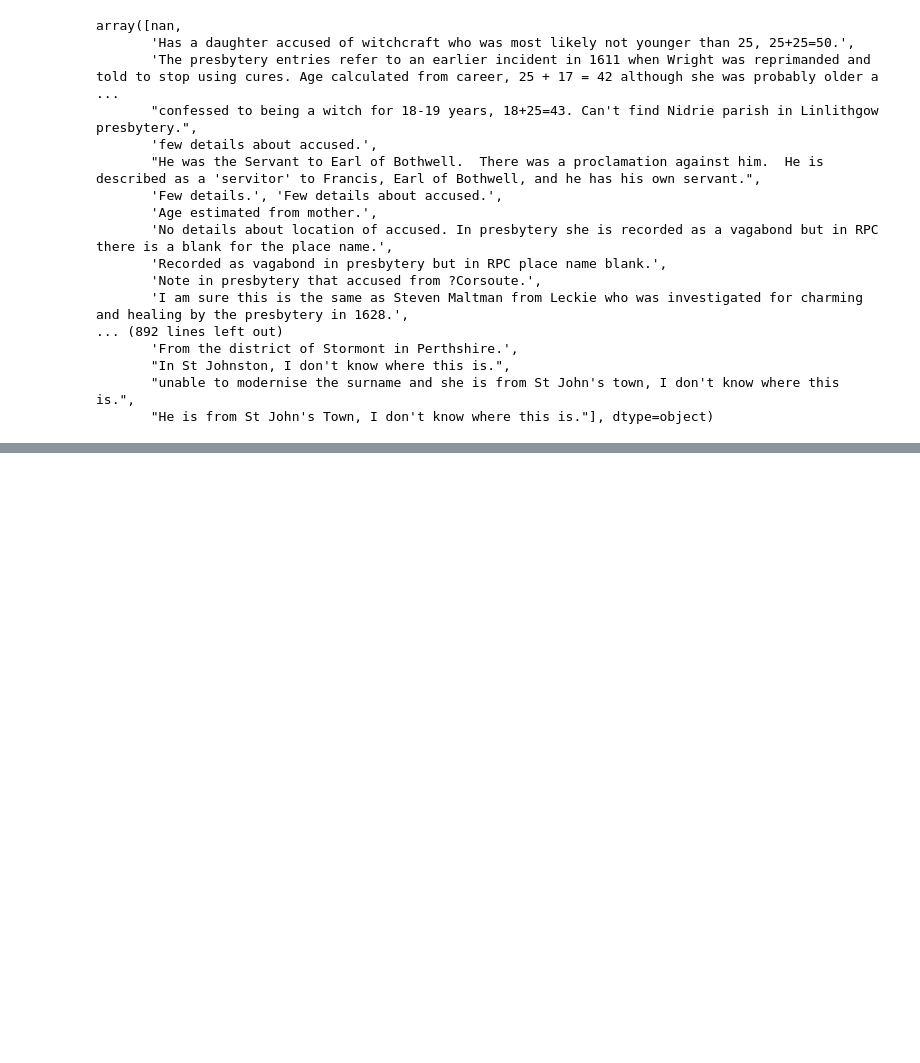
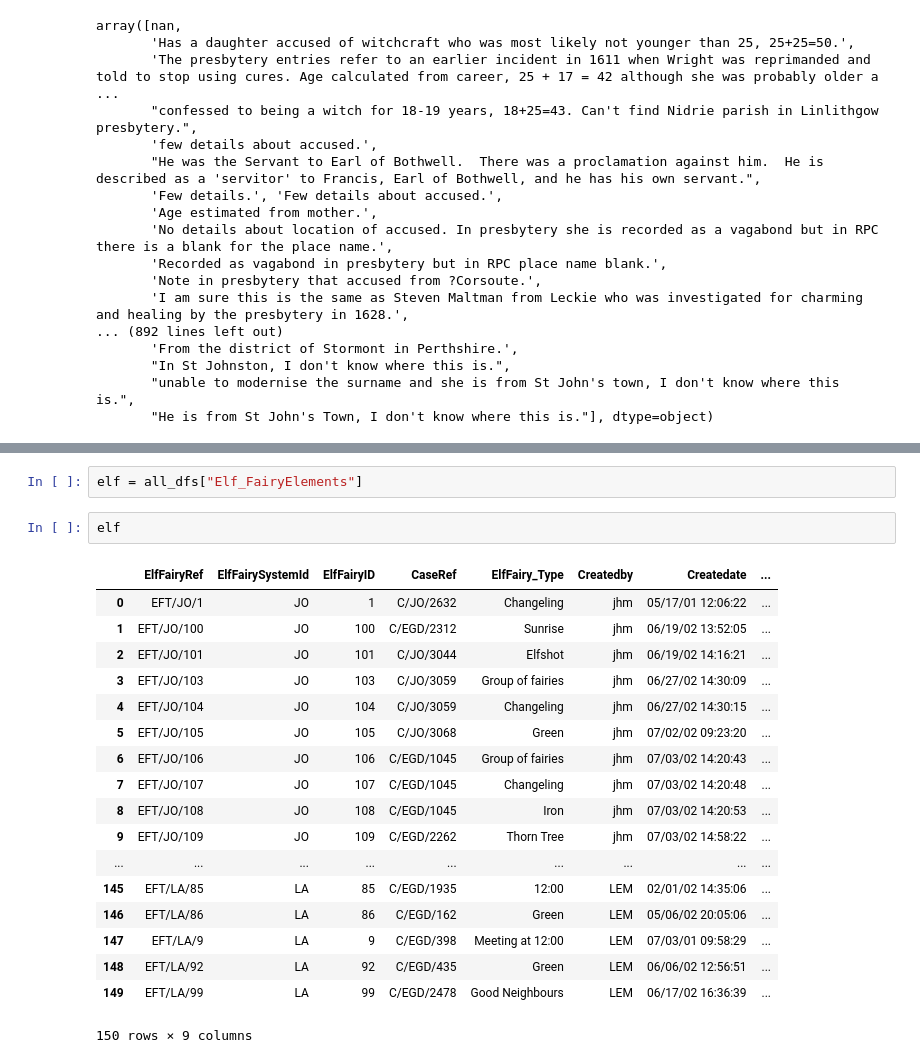
Before and after one commit to SallyM/witches, a Jupyter notebook: Data_viz.ipynb, the cells around one changed output, grey strips where cells are left out. Saved outputs shown, nothing was run; the diff lists cells and outputs as text; blank space fills up the shorter version.

```diff
--- a/EDA.ipynb
+++ b/Data_viz.ipynb
@@ -480,0 +530,23 @@ import wordcloud
+# %%
+elf = all_dfs["Elf_FairyElements"]
+# %%
+elf
+# %% [output]
+|  | ElfFairyRef | ElfFairySystemId | ElfFairyID | CaseRef | ElfFairy_Type | Createdby | Createdate | ... |
+| 0 | EFT/JO/1 | JO | 1 | C/JO/2632 | Changeling | jhm | 05/17/01 12:06:22 | ... |
+| 1 | EFT/JO/100 | JO | 100 | C/EGD/2312 | Sunrise | jhm | 06/19/02 13:52:05 | ... |
+| 2 | EFT/JO/101 | JO | 101 | C/JO/3044 | Elfshot | jhm | 06/19/02 14:16:21 | ... |
+| 3 | EFT/JO/103 | JO | 103 | C/JO/3059 | Group of fairies | jhm | 06/27/02 14:30:09 | ... |
+| 4 | EFT/JO/104 | JO | 104 | C/JO/3059 | Changeling | jhm | 06/27/02 14:30:15 | ... |
+| 5 | EFT/JO/105 | JO | 105 | C/JO/3068 | Green | jhm | 07/02/02 09:23:20 | ... |
+| 6 | EFT/JO/106 | JO | 106 | C/EGD/1045 | Group of fairies | jhm | 07/03/02 14:20:43 | ... |
+| 7 | EFT/JO/107 | JO | 107 | C/EGD/1045 | Changeling | jhm | 07/03/02 14:20:48 | ... |
+| 8 | EFT/JO/108 | JO | 108 | C/EGD/1045 | Iron | jhm | 07/03/02 14:20:53 | ... |
+| 9 | EFT/JO/109 | JO | 109 | C/EGD/2262 | Thorn Tree | jhm | 07/03/02 14:58:22 | ... |
+| ... | ... | ... | ... | ... | ... | ... | ... | ... |
+| 145 | EFT/LA/85 | LA | 85 | C/EGD/1935 | 12:00 | LEM | 02/01/02 14:35:06 | ... |
+| 146 | EFT/LA/86 | LA | 86 | C/EGD/162 | Green | LEM | 05/06/02 20:05:06 | ... |
+| 147 | EFT/LA/9 | LA | 9 | C/EGD/398 | Meeting at 12:00 | LEM | 07/03/01 09:58:29 | ... |
+| 148 | EFT/LA/92 | LA | 92 | C/EGD/435 | Green | LEM | 06/06/02 12:56:51 | ... |
+| 149 | EFT/LA/99 | LA | 99 | C/EGD/2478 | Good Neighbours | LEM | 06/17/02 16:36:39 | ... |
+150 rows × 9 columns
```
Also changed, not shown: parts of 7 cells of this notebook.
